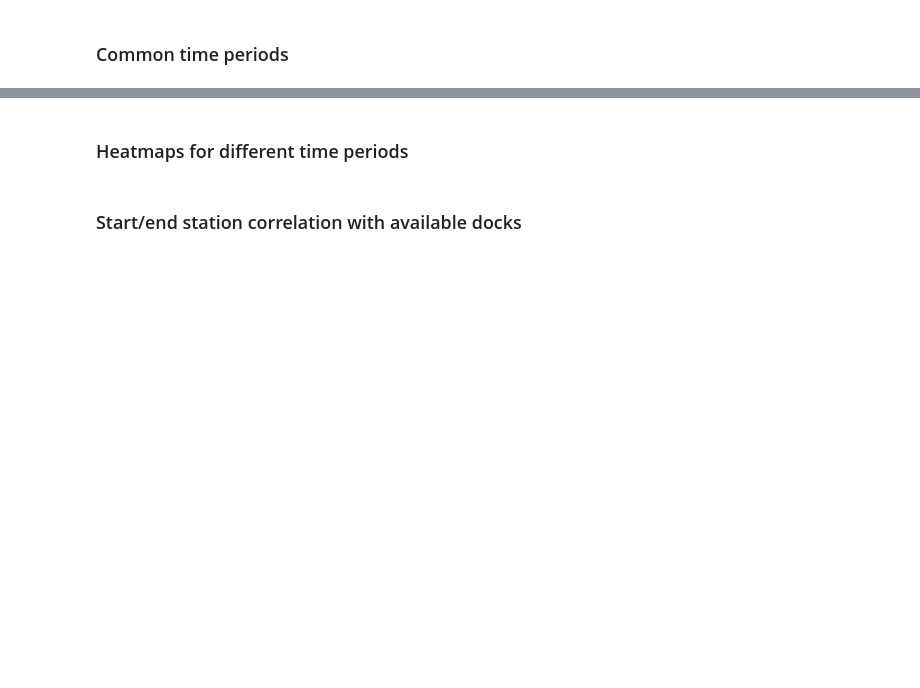
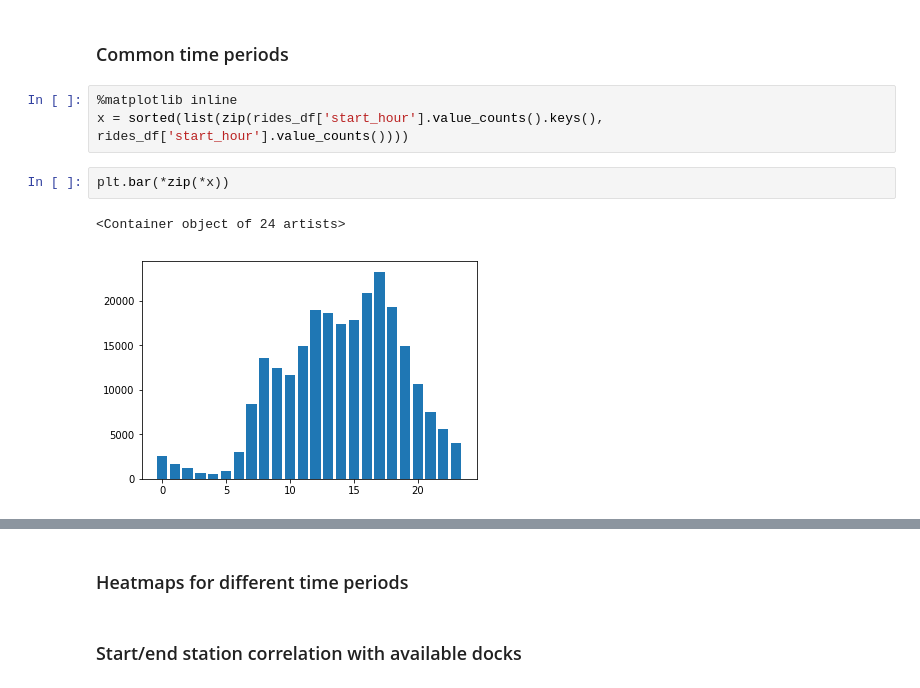
Before and after one commit to finnqiao/la_metro_bikeshare_data, a Jupyter notebook: notebooks/1.0-la-bikeshare.ipynb, the cells around one changed output, grey strips where cells are left out. Drawn from its saved outputs; the diff is of its cells as text; blank space fills up the shorter version.

Commit message:
common time period charts

```diff
--- a/notebooks/1.0-la-bikeshare.ipynb
+++ b/notebooks/1.0-la-bikeshare.ipynb
@@ -569,3 +571,11 @@ rides_df.head()
 | 4 | 33404949 | 12 | 2017-07-01 00:11:00 | 2017-07-01 00:23:00 | 3055 | 34.044159 | -118.251579 | 3082 | 34.046520 | ... |
 # %% [markdown]
 ### Common time periods
+# %%
+%matplotlib inline
+x = sorted(list(zip(rides_df['start_hour'].value_counts().keys(), rides_df['start_hour'].value_counts())))
+# %%
+plt.bar(*zip(*x))
+# %% [output]
+<Container object of 24 artists>
+[figure, added]
```
Also changed, not shown: parts of 2 cells of this notebook.
